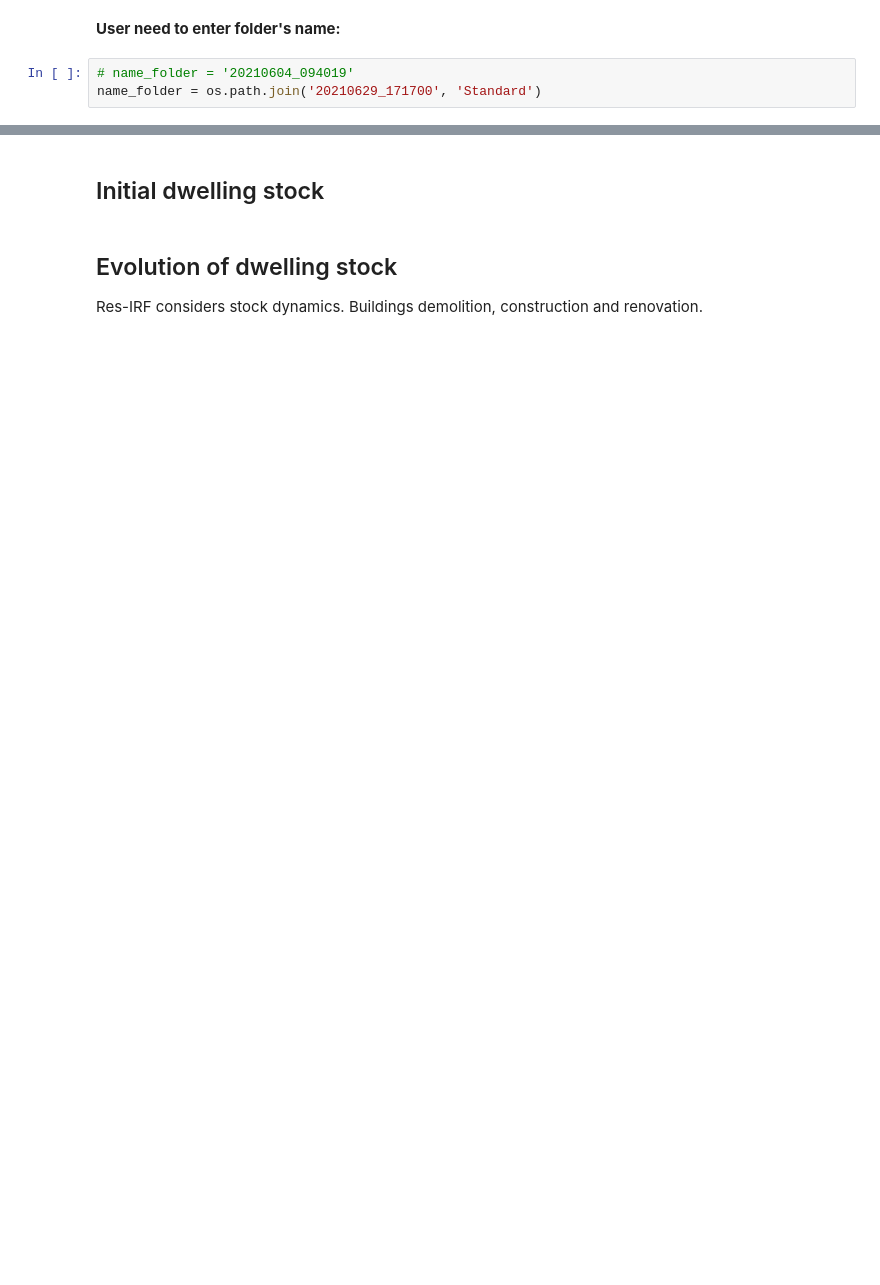
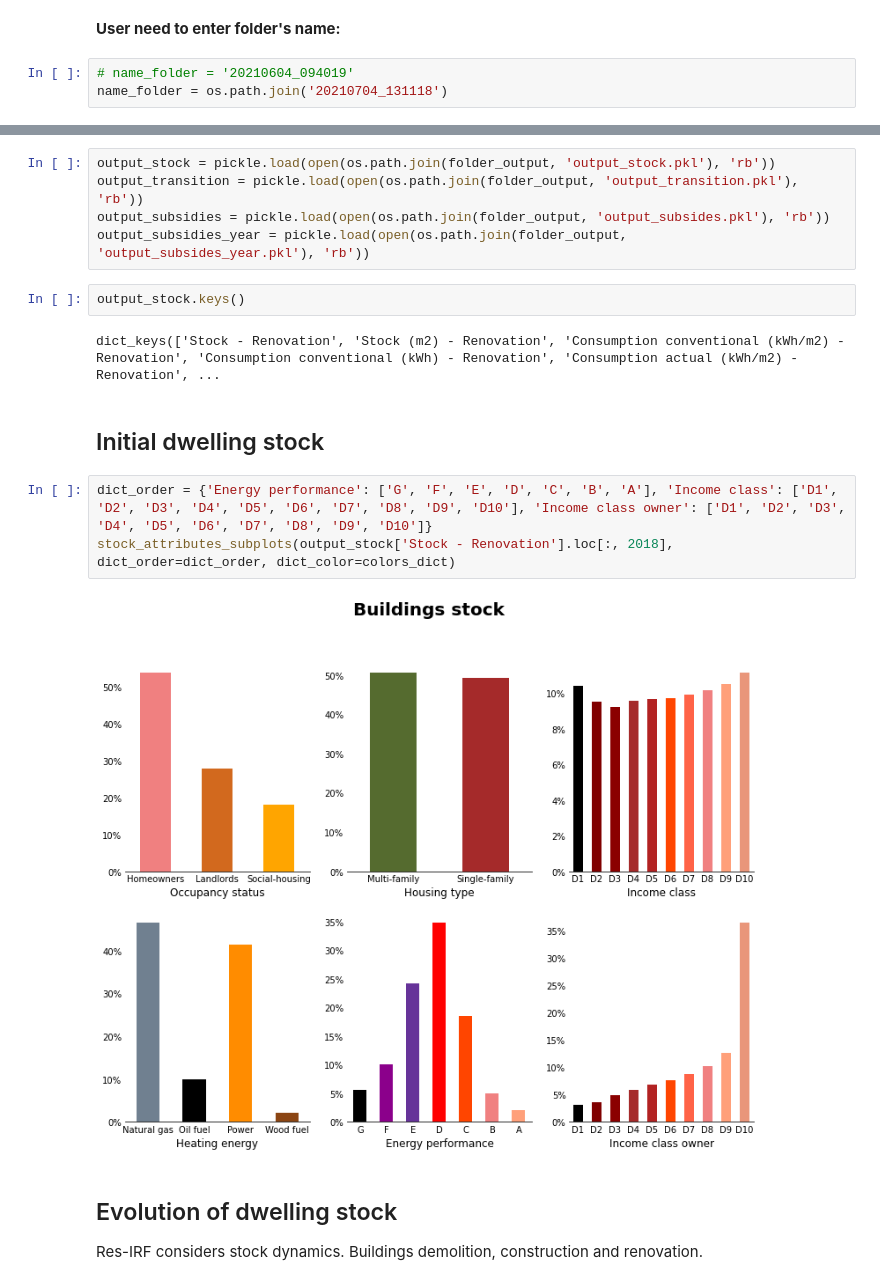
Before and after one commit to CIRED/Res-IRF, a Jupyter notebook: project/user_interface.ipynb, the cells around one changed output, grey strips where cells are left out. Drawn from its saved outputs; the diff is of its cells as text; blank space fills up the shorter version.

```diff
--- a/project/user_interface.ipynb
+++ b/project/user_interface.ipynb
@@ -32,4 +25,4 @@ from parse_input import colors_dict
 **User need to enter folder's name:**
 # %%
 # name_folder = '20210604_094019'
-name_folder = os.path.join('20210629_171700', 'Standard')
+name_folder = os.path.join('20210704_131118')
@@ -126,5 +50,19 @@ Reading: /Users/lucas/PycharmProjects/Res-IRF/project/output/20210629_171700/Sta
+# %%
+output_stock = pickle.load(open(os.path.join(folder_output, 'output_stock.pkl'), 'rb'))
+output_transition = pickle.load(open(os.path.join(folder_output, 'output_transition.pkl'), 'rb'))
+output_subsidies = pickle.load(open(os.path.join(folder_output, 'output_subsides.pkl'), 'rb'))
+output_subsidies_year = pickle.load(open(os.path.join(folder_output, 'output_subsides_year.pkl'), 'rb'))
+# %%
+output_stock.keys()
+# %% [output]
+dict_keys(['Stock - Renovation', 'Stock (m2) - Renovation', 'Consumption conventional (kWh/m2) - Renovation', 'Consumption conventional (kWh) - Renovation', 'Consumption actual (kWh/m2) - Renovation', ...
 # %% [markdown]
 ## Initial dwelling stock
+# %%
+dict_order = {'Energy performance': ['G', 'F', 'E', 'D', 'C', 'B', 'A'], 'Income class': ['D1', 'D2', 'D3', 'D4', 'D5', 'D6', 'D7', 'D8', 'D9', 'D10'], 'Income class owner': ['D1', 'D2', 'D3', 'D4', 'D5', 'D6', 'D7', 'D8', 'D9', 'D10']}
+stock_attributes_subplots(output_stock['Stock - Renovation'].loc[:, 2018], dict_order=dict_order, dict_color=colors_dict)
+# %% [output]
+[figure, added]
 # %% [markdown]
 ## Evolution of dwelling stock
 Res-IRF considers stock dynamics. Buildings demolition, construction and renovation.
```
Also changed, not shown: parts of 13 cells of this notebook, 6 other files.
